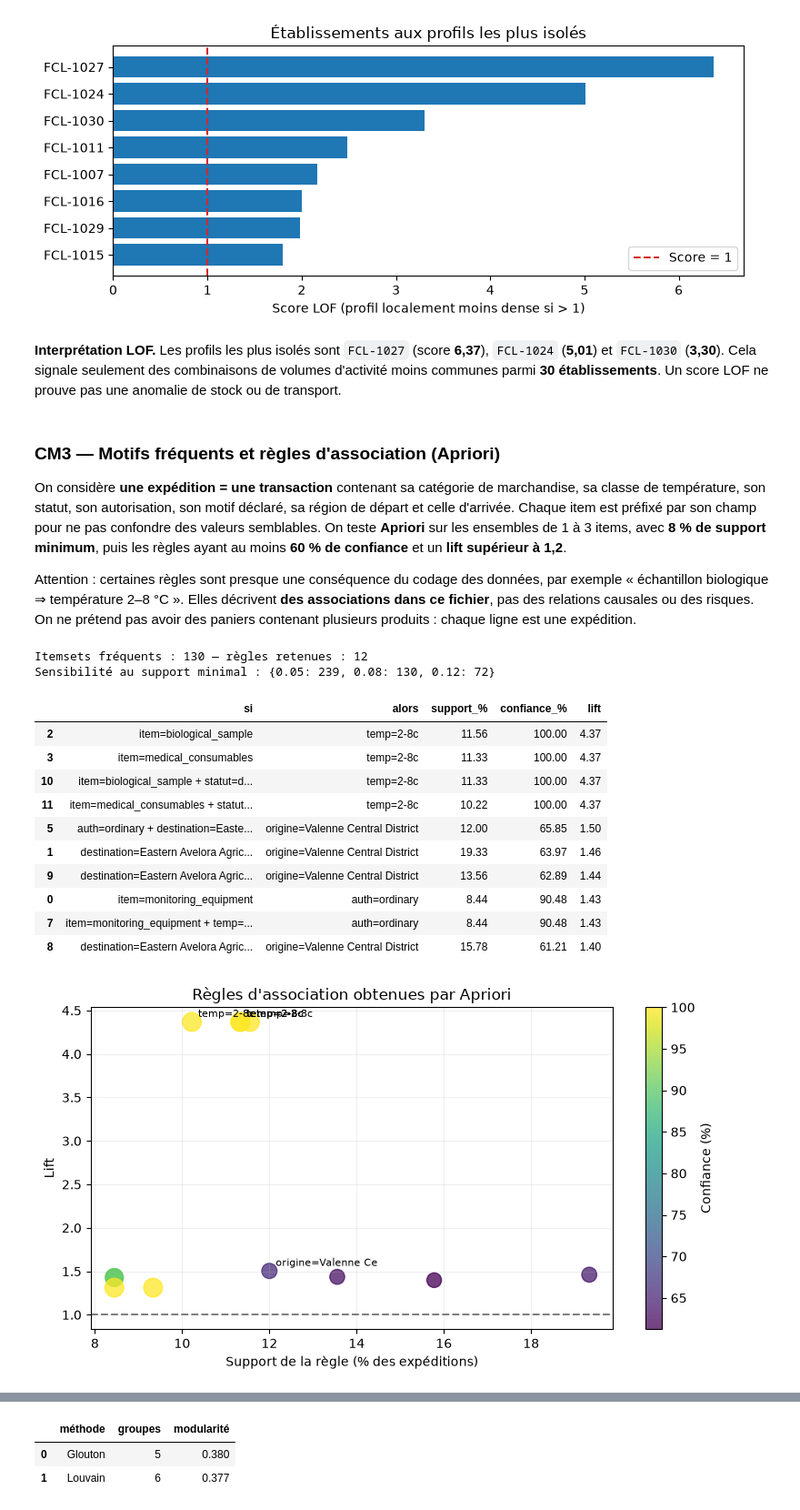
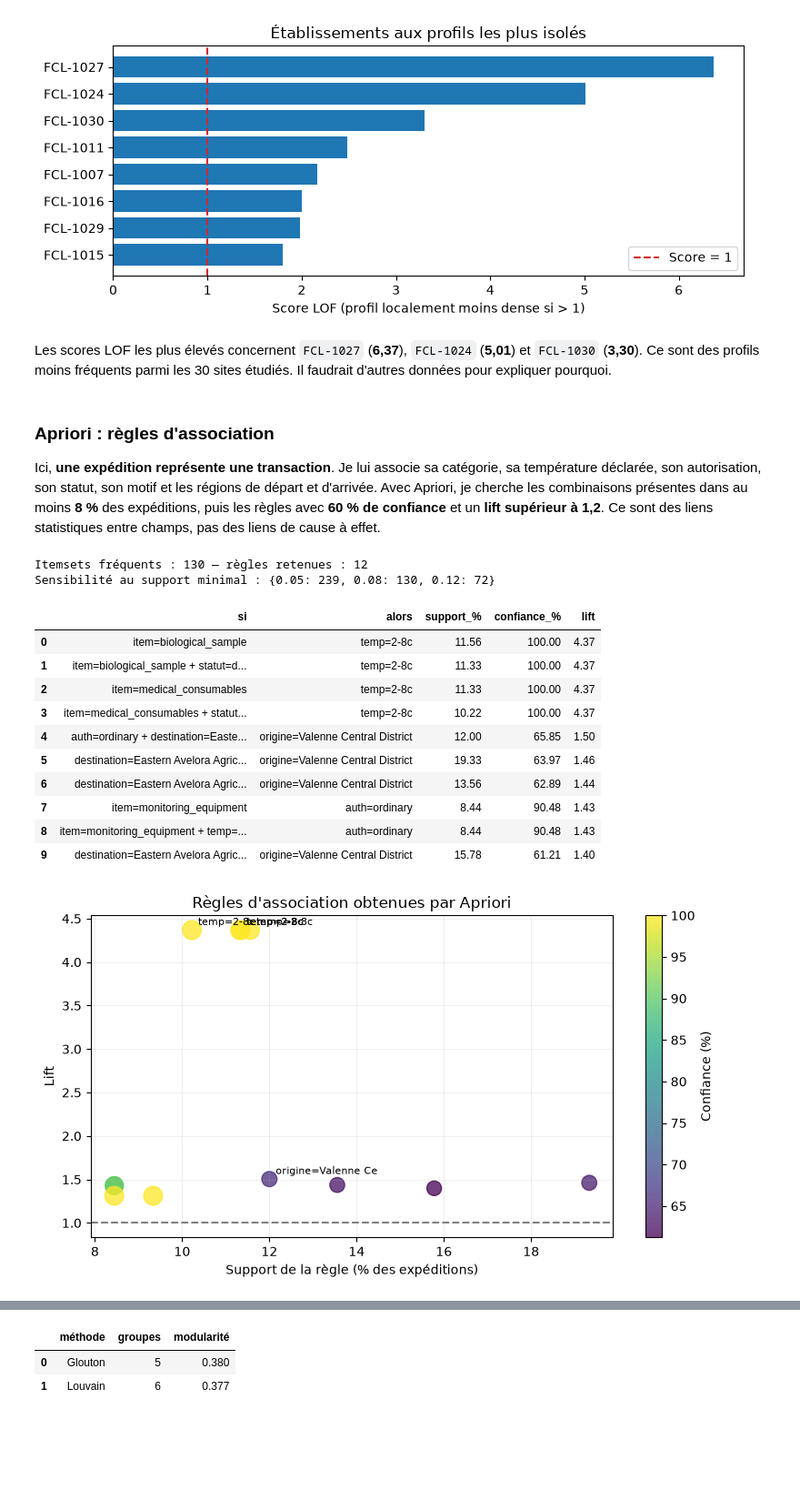
Before and after one commit to JLFoxii/20262027-UE-DataMining-Project, a Jupyter notebook: investigations/05_logistique/05_logistique.ipynb, the cells around one changed output, grey strips where cells are left out. Shown at 91% size. Drawn from its saved outputs; the diff is of its cells as text; code cells hidden in the pictures; blank space fills up the shorter version.

```diff
--- a/investigations/05_logistique/05_logistique.ipynb
+++ b/investigations/05_logistique/05_logistique.ipynb
@@ -3950,13 +3659,11 @@ plt.show()
 | 14 | FCL-1015 | 1.80 |
 [figure]
 # %% [markdown]
-**Interprétation LOF.** Les profils les plus isolés sont `FCL-1027` (score **6,37**), `FCL-1024` (**5,01**) et `FCL-1030` (**3,30**). Cela signale seulement des combinaisons de volumes d'activité moins communes parmi **30 établissements**. Un score LOF ne prouve pas une anomalie de stock ou de transport.
+Les scores LOF les plus élevés concernent `FCL-1027` (**6,37**), `FCL-1024` (**5,01**) et `FCL-1030` (**3,30**). Ce sont des profils moins fréquents parmi les 30 sites étudiés. Il faudrait d'autres données pour expliquer pourquoi.
 # %% [markdown]
-### CM3 — Motifs fréquents et règles d'association (Apriori)
+### Apriori : règles d'association
 
-On considère **une expédition = une transaction** contenant sa catégorie de marchandise, sa classe de température, son statut, son autorisation, son motif déclaré, sa région de départ et celle d'arrivée. Chaque item est préfixé par son champ pour ne pas confondre des valeurs semblables. On teste **Apriori** sur les ensembles de 1 à 3 items, avec **8 % de support minimum**, puis les règles ayant au moins **60 % de confiance** et un **lift supérieur à 1,2**.
-
-Attention : certaines règles sont presque une conséquence du codage des données, par exemple « échantillon biologique ⇒ température 2–8 °C ». Elles décrivent **des associations dans ce fichier**, pas des relations causales ou des risques. On ne prétend pas avoir des paniers contenant plusieurs produits : chaque ligne est une expédition.
+Ici, **une expédition représente une transaction**. Je lui associe sa catégorie, sa température déclarée, son autorisation, son statut, son motif et les régions de départ et d'arrivée. Avec Apriori, je cherche les combinaisons présentes dans au moins **8 %** des expéditions, puis les règles avec **60 % de confiance** et un **lift supérieur à 1,2**. Ce sont des liens statistiques entre champs, pas des liens de cause à effet.
 # %%
 from itertools import combinations
 from collections import Counter
@@ -4003,10 +3710,10 @@ def apriori_simple(transactions, support_min=0.08, taille_max=3):
 freqs_asso = apriori_simple(transactions, support_min=0.08)
 regles_asso = []
 n_tr = len(transactions)
-for itemset, nb in freqs_asso.items():
+for itemset, nb in sorted(freqs_asso.items(), key=lambda ligne: (len(ligne[0]), tuple(sorted(ligne[0])))):
     if len(itemset) < 2:
         continue
-    for consequent in itemset:
+    for consequent in sorted(itemset):
         gauche = itemset - {consequent}
         confiance = nb / freqs_asso[gauche]
         support_c = freqs_asso[frozenset([consequent])] / n_tr
@@ -4016,43 +3723,43 @@ for itemset, nb in freqs_asso.items():
                                 "support_%": 100 * nb / n_tr,
                                 "confiance_%": 100 * confiance, "lift": lift})
 regles_asso = pd.DataFrame(regles_asso,
                              columns=["si", "alors", "support_%", "confiance_%", "lift"])
-regles_asso = regles_asso.sort_values(["lift", "support_%"], ascending=False)
+regles_asso = regles_asso.sort_values(["lift", "support_%", "si", "alors"], ascending=[False, False, True, True]).reset_index(drop=True)
 print("Itemsets fréquents :", len(freqs_asso), "— règles retenues :", len(regles_asso))
 print("Sensibilité au support minimal :", {s: len(apriori_simple(transactions, s))
                                           for s in [0.05, 0.08, 0.12]})
 display(regles_asso.head(10).round(2))
 
 fig, ax = plt.subplots(figsize=(8, 4.5))
 if not regles_asso.empty:
     top_regles = regles_asso.head(20)
     points = ax.scatter(top_regles["support_%"], top_regles["lift"],
                         s=top_regles["confiance_%"] * 2.2,
                         c=top_regles["confiance_%"], cmap="viridis", alpha=0.75)
     fig.colorbar(points, ax=ax, label="Confiance (%)")
     for _, ligne in top_regles.head(5).iterrows():
         ax.annotate(ligne["alors"][:18], (ligne["support_%"], ligne["lift"]),
                     xytext=(5, 4), textcoords="offset points", fontsize=8)
 ax.axhline(1, color="grey", linestyle="--")
 ax.set_xlabel("Support de la règle (% des expéditions)")
 ax.set_ylabel("Lift")
 ax.set_title("Règles d'association obtenues par Apriori")
 ax.grid(alpha=0.2)
 plt.tight_layout()
 plt.show()
 # %% [output]
 Itemsets fréquents : 130 — règles retenues : 12
 Sensibilité au support minimal : {0.05: 239, 0.08: 130, 0.12: 72}
 |  | si | alors | support_% | confiance_% | lift |
-| 2 | item=biological_sample | temp=2-8c | 11.56 | 100.00 | 4.37 |
-| 3 | item=medical_consumables | temp=2-8c | 11.33 | 100.00 | 4.37 |
-| 10 | item=biological_sample + statut=d... | temp=2-8c | 11.33 | 100.00 | 4.37 |
-| 11 | item=medical_consumables + statut... | temp=2-8c | 10.22 | 100.00 | 4.37 |
-| 5 | auth=ordinary + destination=Easte... | origine=Valenne Central District | 12.00 | 65.85 | 1.50 |
-| 1 | destination=Eastern Avelora Agric... | origine=Valenne Central District | 19.33 | 63.97 | 1.46 |
-| 9 | destination=Eastern Avelora Agric... | origine=Valenne Central District | 13.56 | 62.89 | 1.44 |
-| 0 | item=monitoring_equipment | auth=ordinary | 8.44 | 90.48 | 1.43 |
-| 7 | item=monitoring_equipment + temp=... | auth=ordinary | 8.44 | 90.48 | 1.43 |
-| 8 | destination=Eastern Avelora Agric... | origine=Valenne Central District | 15.78 | 61.21 | 1.40 |
+| 0 | item=biological_sample | temp=2-8c | 11.56 | 100.00 | 4.37 |
+| 1 | item=biological_sample + statut=d... | temp=2-8c | 11.33 | 100.00 | 4.37 |
+| 2 | item=medical_consumables | temp=2-8c | 11.33 | 100.00 | 4.37 |
+| 3 | item=medical_consumables + statut... | temp=2-8c | 10.22 | 100.00 | 4.37 |
+| 4 | auth=ordinary + destination=Easte... | origine=Valenne Central District | 12.00 | 65.85 | 1.50 |
+| 5 | destination=Eastern Avelora Agric... | origine=Valenne Central District | 19.33 | 63.97 | 1.46 |
+| 6 | destination=Eastern Avelora Agric... | origine=Valenne Central District | 13.56 | 62.89 | 1.44 |
+| 7 | item=monitoring_equipment | auth=ordinary | 8.44 | 90.48 | 1.43 |
+| 8 | item=monitoring_equipment + temp=... | auth=ordinary | 8.44 | 90.48 | 1.43 |
+| 9 | destination=Eastern Avelora Agric... | origine=Valenne Central District | 15.78 | 61.21 | 1.40 |
 [figure]
 # %% [markdown]
```
Also changed, not shown: parts of 85 cells of this notebook.
